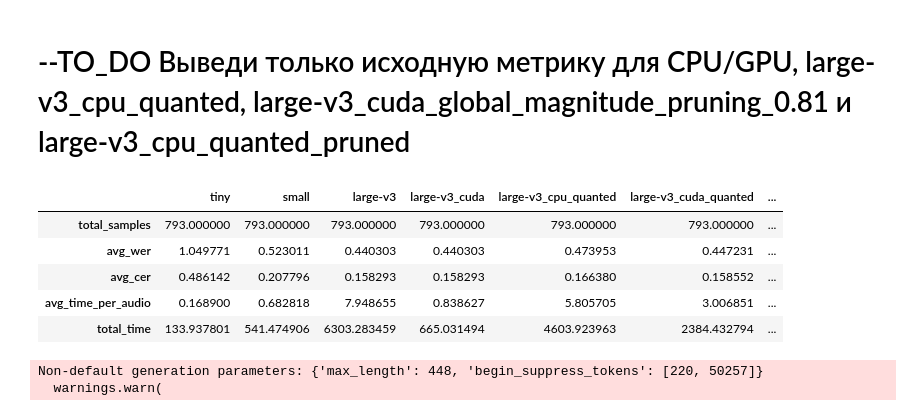
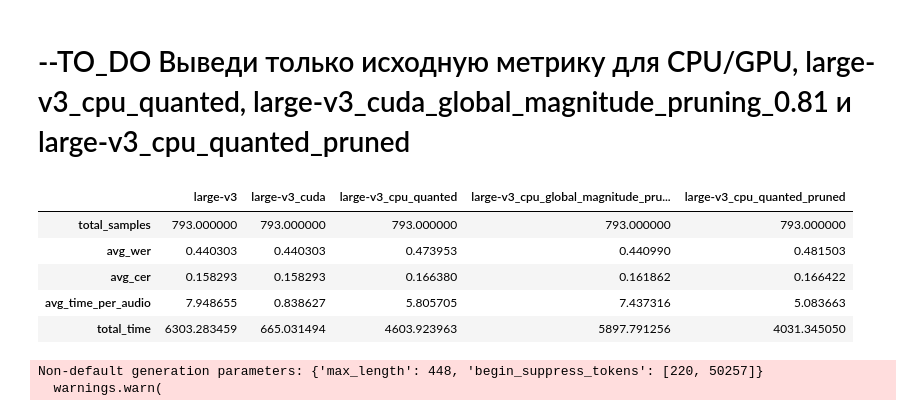
Before and after one commit to Qeshtir/EDLM_Whisper_Boost, a Jupyter notebook: notebooks/final_call.ipynb, the cells around one changed output. Drawn from its saved outputs; the diff is of its cells as text; code cells hidden in the pictures.

```diff
--- a/notebooks/final_call.ipynb
+++ b/notebooks/final_call.ipynb
@@ -344,15 +344,26 @@ with open("whisper_metric.json", "w", encoding="utf-8") as f:
     json.dump(data, f, ensure_ascii=True, indent=2)
 # %% [markdown]
 # --TO_DO Выведи только исходную метрику для CPU/GPU, large-v3_cpu_quanted, large-v3_cuda_global_magnitude_pruning_0.81 и large-v3_cpu_quanted_pruned
+# %%
+subdata = {
+    k: data[k]
+    for k in [
+        "large-v3",
+        "large-v3_cuda",
+        "large-v3_cpu_quanted",
+        "large-v3_cpu_global_magnitude_pruning_0.81",
+        "large-v3_cpu_quanted_pruned",
+    ]
+}
 # %%
-pd.DataFrame(data)
+pd.DataFrame(subdata)
 # %% [output]
-|  | tiny | small | large-v3 | large-v3_cuda | large-v3_cpu_quanted | large-v3_cuda_quanted | ... |
-| total_samples | 793.000000 | 793.000000 | 793.000000 | 793.000000 | 793.000000 | 793.000000 | ... |
-| avg_wer | 1.049771 | 0.523011 | 0.440303 | 0.440303 | 0.473953 | 0.447231 | ... |
-| avg_cer | 0.486142 | 0.207796 | 0.158293 | 0.158293 | 0.166380 | 0.158552 | ... |
-| avg_time_per_audio | 0.168900 | 0.682818 | 7.948655 | 0.838627 | 5.805705 | 3.006851 | ... |
-| total_time | 133.937801 | 541.474906 | 6303.283459 | 665.031494 | 4603.923963 | 2384.432794 | ... |
+|  | large-v3 | large-v3_cuda | large-v3_cpu_quanted | large-v3_cpu_global_magnitude_pru... | large-v3_cpu_quanted_pruned |
+| total_samples | 793.000000 | 793.000000 | 793.000000 | 793.000000 | 793.000000 |
+| avg_wer | 0.440303 | 0.440303 | 0.473953 | 0.440990 | 0.481503 |
+| avg_cer | 0.158293 | 0.158293 | 0.166380 | 0.161862 | 0.166422 |
+| avg_time_per_audio | 7.948655 | 0.838627 | 5.805705 | 7.437316 | 5.083663 |
+| total_time | 6303.283459 | 665.031494 | 4603.923963 | 5897.791256 | 4031.345050 |
 # %%
 # Сохраняем state_dict квантованной модели
 torch.save(qmodel.state_dict(), "./whisper-large-v3-quantized-dynamic-pruned.pth")
```
